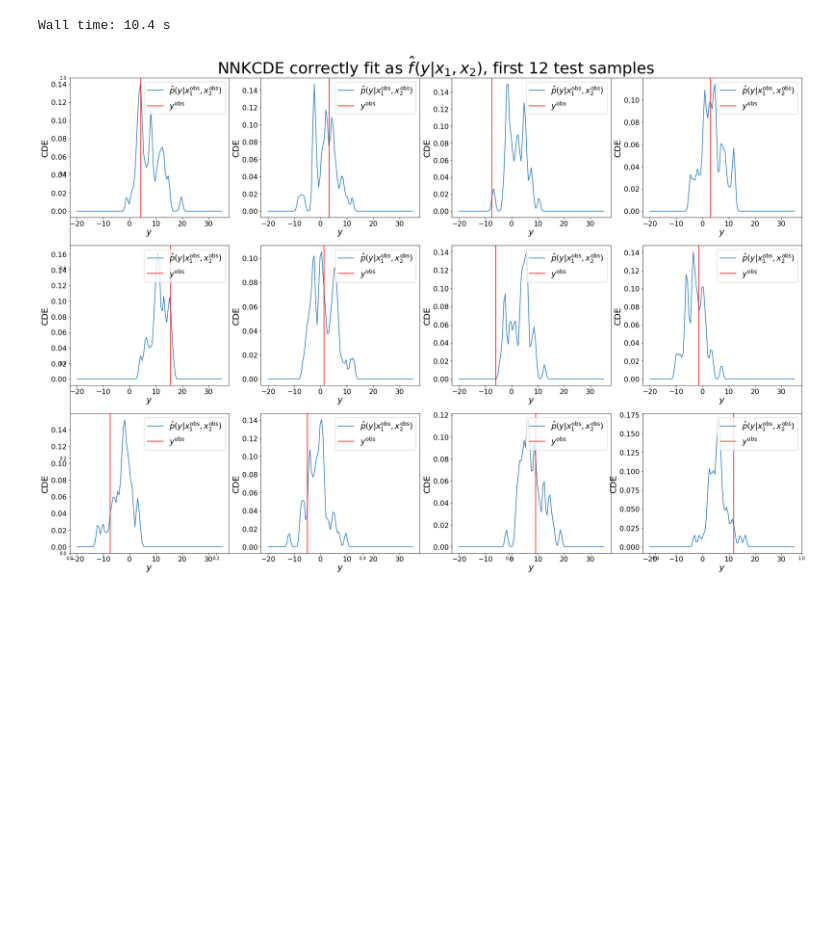
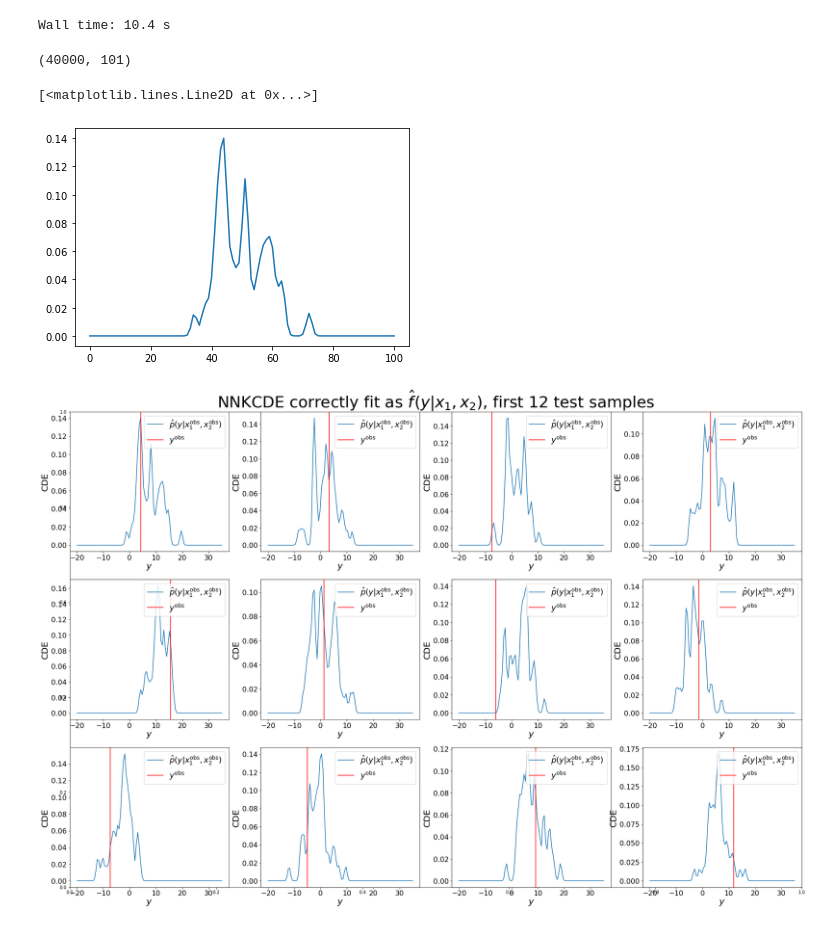
Before and after one commit to zhao-david/CDE-diagnostics, a Jupyter notebook: toy_example_1_v1.ipynb, the cells around one changed output. Cells and saved outputs as stored; diff of their text form; code cells hidden in the pictures; blank space fills up the shorter version.

```diff
--- a/toy_example_1_v1.ipynb
+++ b/toy_example_1_v1.ipynb
@@ -114,6 +114,15 @@ z_grid = np.linspace(-20, 35, n_grid)
 cde_test = model.predict(x_test, z_grid, bandwidth=bandwidth)
 # %% [output]
 Wall time: 10.4 s
+# %%
+cde_test.shape
+# %% [output]
+(40000, 101)
+# %%
+plt.plot(cde_test[0])
+# %% [output]
+[<matplotlib.lines.Line2D at 0x...>]
+[figure, added]
 # %%
 fig = plt.figure(figsize=(30, 20))
 plt.title("NNKCDE correctly fit as $\hat f(y|x_1,x_2)$, first 12 test samples", fontsize=36)
```
